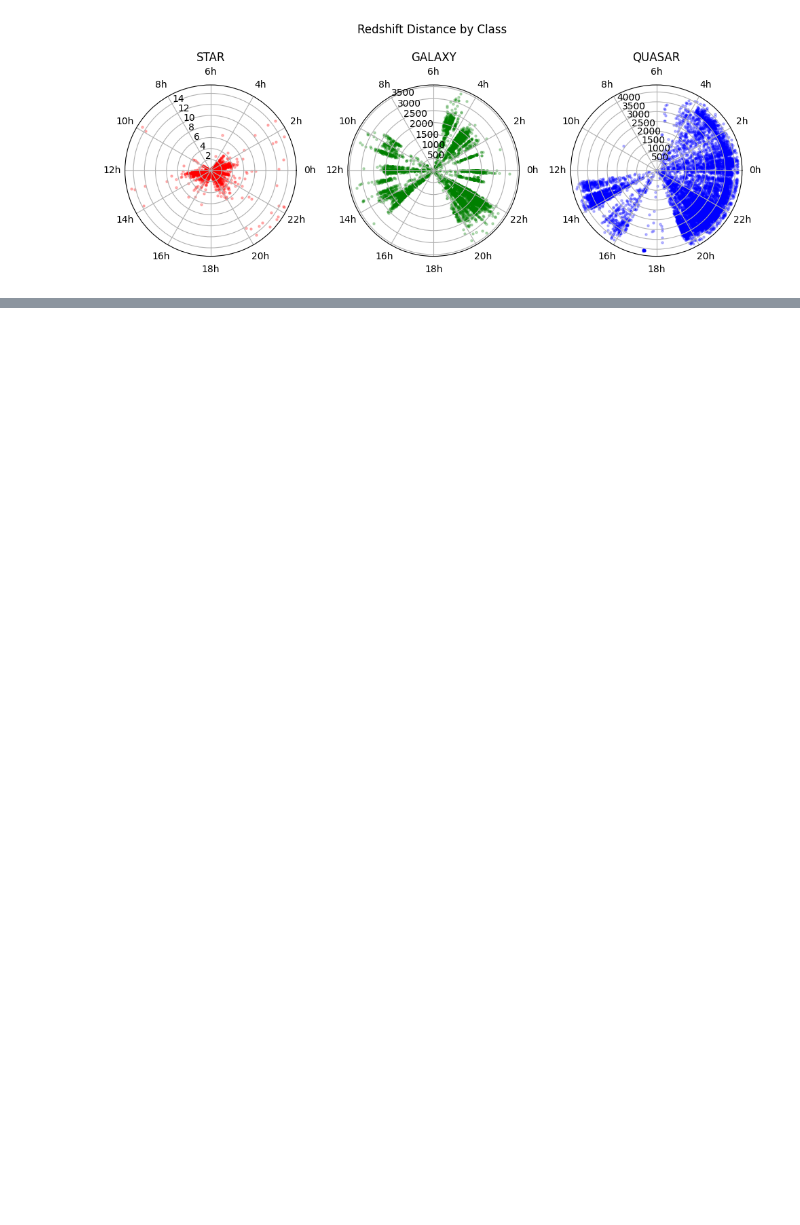
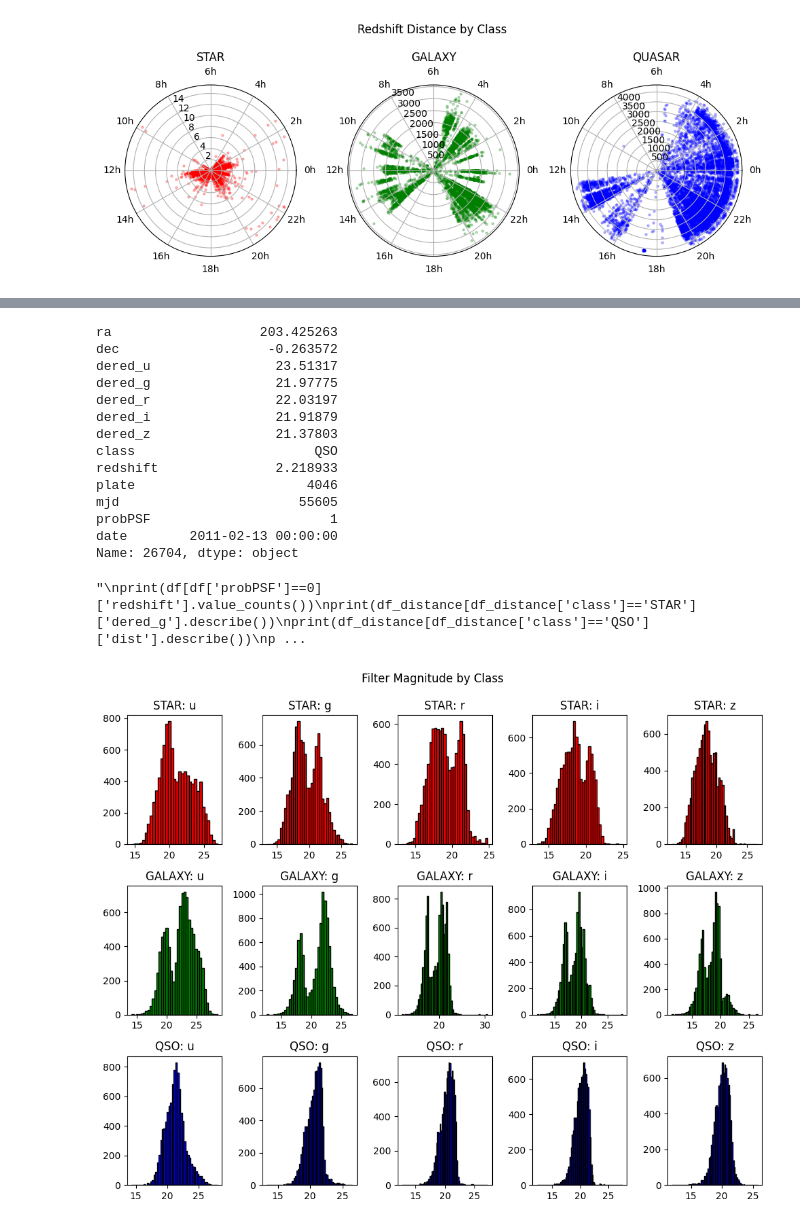
Before and after one commit to 0tv0renakniga/dsc_207_final_project, a Jupyter notebook: sdss_project.ipynb, the cells around one changed output, grey strips where cells are left out. Drawn from its saved outputs; the diff is of its cells as text; code cells hidden in the pictures; blank space fills up the shorter version.

Commit message:
add dist of mag for each type

```diff
--- a/sdss_project.ipynb
+++ b/sdss_project.ipynb
@@ -45,8 +46,11 @@ field
 
 the following cols are not useful since all are the same:
 mode: all are 1 and this means that all entries are primary events
+
+remove where dered_u,dered_u,dered_g,dered_r,dered_i
 '''
 df = df.drop(['objid','mode','run','rerun','specobjid','camcol','field','fiberid'],axis=1)
+df = df[df['dered_u'] > -9999]
 # %%
 # check what cols remain
 print(df.head())
@@ -222,0 +221,75 @@ Name: dist, dtype: object
+# %%
+'''
+look at the magnitude distribution for each photometric bands for star, galaxy, and qso(quasar)
+note: dered_filter means that the magnitudes have had error removed from them
+FILTER WAVELENGTHS(nm)
+u (ultraviolet):   355.652
+g (green):         470.250
+r (red):           617.558
+i (near-infrared): 748.998
+z (infrared):      894.671
+'''
+
+
+df_mag = df.loc[:,['dered_u', 'dered_g', 'dered_r', 'dered_i', 'dered_z', 'class']]
+def calc_bins(drange,samples,stdev):
+  '''
+  calc optimal number of histogram bins based on Scott 1979
+  https://academic.oup.com/biomet/article-abstract/66/3/605/232642
+  bins =R(n^(1/3))/(3.49σ)
+  R: range of data
+  n: sample size
+  σ: standard deviation of data
+  '''
+  bins = drange*(samples**(1/3))/(3.49*stdev)
+  return(int(bins))
+def mag_dist_by_class(df):
+  # define mags
+  mags =  ['dered_u', 'dered_g', 'dered_r', 'dered_i', 'dered_z']
+  obj_type = list(df['class'].unique())
+  obj_mag = list(itertools.product(obj_type,mags))
+  class_colors = {'STAR': 'red', 'QSO': 'blue', 'GALAXY': 'green'}
+  fig, ax = plt.subplots(3,5,figsize=(10, 8))
+  fig.suptitle("Filter Magnitude by Class",y=0.99)
+  ax = ax.flatten()
+
+  for i, type_mag in enumerate(obj_mag):
+    #('STAR', 'dered_u'), ('STAR', 'dered_g')
+    plot_data = df[df['class']==type_mag[0]][type_mag[1]]
+    nbins = calc_bins(plot_data.max()-plot_data.min(), plot_data.shape[0],plot_data.std())
+    ax[i].hist(plot_data, bins=nbins, color=class_colors[type_mag[0]], edgecolor='black')
+    ax[i].set_title(f'{type_mag[0]}: {type_mag[1].split('_')[-1]}')
+
+  fig.tight_layout()
+  fig.show()
+
+mag_dist_by_class(df)
+#print(df[df['probPSF']==0]['redshift'].value_counts())
+#print(df[df['class']=='QSO']['dered_u'].value_counts())
+#print(df[(df['class']=='QSO') & (df['dered_g'] < 0)])
+#print(df[(df['class']=='QSO') & (df['dered_u'] > -9999)].describe())
+#print(df[df['dered_u'] > -9999].describe())
+print(df.iloc[26701,:])
+'''
+print(df[df['probPSF']==0]['redshift'].value_counts())
+print(df_distance[df_distance['class']=='STAR']['dered_g'].describe())
+print(df_distance[df_distance['class']=='QSO']['dist'].describe())
+print(df_distance[df_distance['class']=='GALAXY']['dist'].describe())'
+'''
+# %% [output]
+ra                   203.425263
+dec                   -0.263572
+dered_u                23.51317
+dered_g                21.97775
+dered_r                22.03197
+dered_i                21.91879
+dered_z                21.37803
+class                       QSO
+redshift               2.218933
+plate                      4046
+mjd                       55605
+probPSF                       1
+date        2011-02-13 00:00:00
+Name: 26704, dtype: object
+"\nprint(df[df['probPSF']==0]['redshift'].value_counts())\nprint(df_distance[df_distance['class']=='STAR']['dered_g'].describe())\nprint(df_distance[df_distance['class']=='QSO']['dist'].describe())\np ...
+[figure, added]
```
Also changed, not shown: parts of 5 cells of this notebook.
